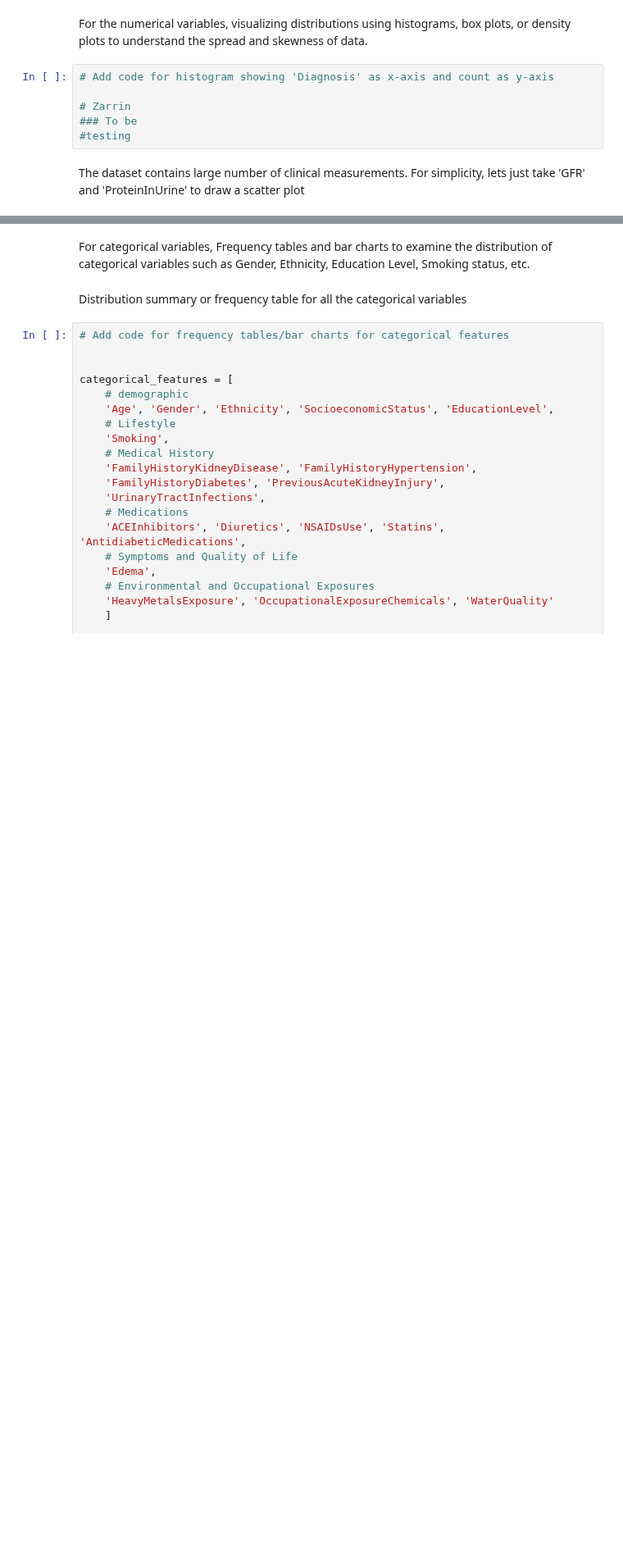
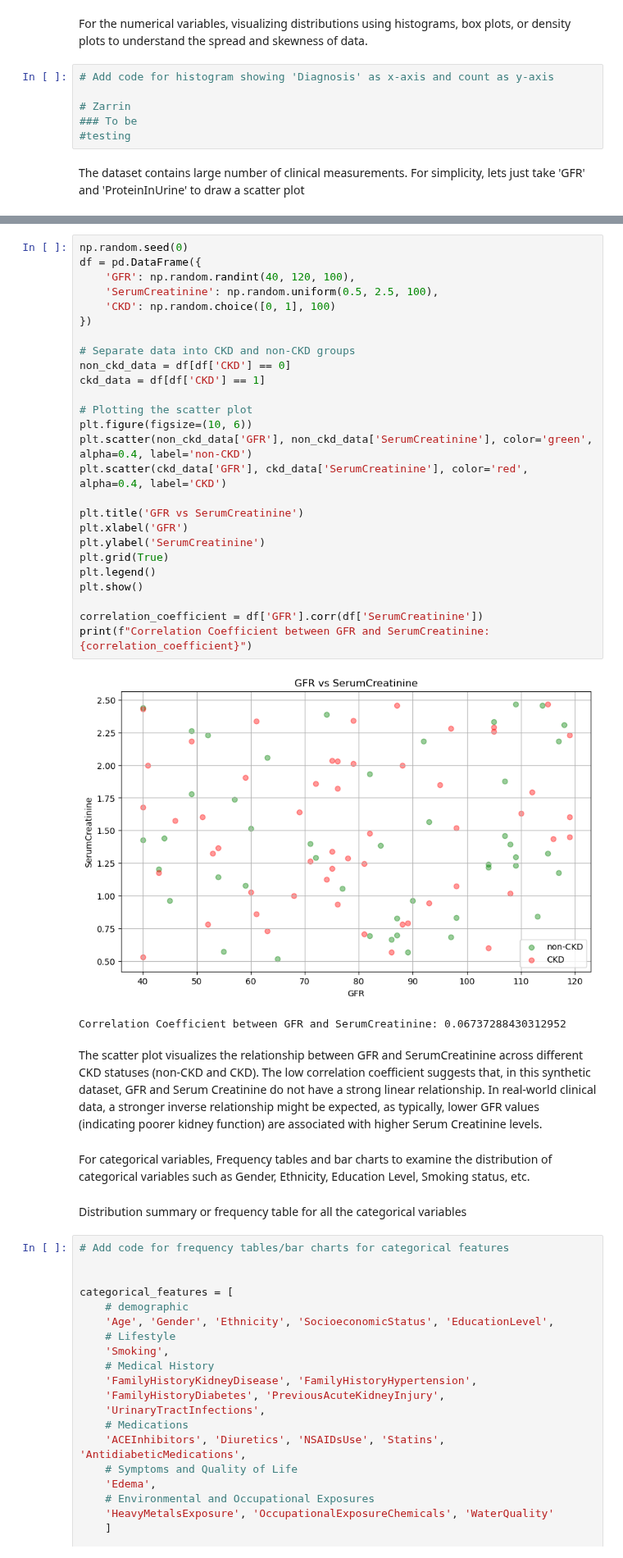
Before and after one commit to anjali-deshpande-hub/chronic_kidney_disease, a Jupyter notebook: src/CKD.ipynb, the cells around one changed output, grey strips where cells are left out. Shown at 82% size. Cells and saved outputs as stored; diff of their text form; blank space fills up the shorter version.

```diff
--- a/src/CKD.ipynb
+++ b/src/CKD.ipynb
@@ -133,3 +125,35 @@ plt.show()
+# %%
+np.random.seed(0)
+df = pd.DataFrame({
+    'GFR': np.random.randint(40, 120, 100),
+    'SerumCreatinine': np.random.uniform(0.5, 2.5, 100),
+    'CKD': np.random.choice([0, 1], 100)
+})
+
+# Separate data into CKD and non-CKD groups
+non_ckd_data = df[df['CKD'] == 0]
+ckd_data = df[df['CKD'] == 1]
+
+# Plotting the scatter plot
+plt.figure(figsize=(10, 6))
+plt.scatter(non_ckd_data['GFR'], non_ckd_data['SerumCreatinine'], color='green', alpha=0.4, label='non-CKD')
+plt.scatter(ckd_data['GFR'], ckd_data['SerumCreatinine'], color='red', alpha=0.4, label='CKD')
+
+plt.title('GFR vs SerumCreatinine')
+plt.xlabel('GFR')
+plt.ylabel('SerumCreatinine')
+plt.grid(True)
+plt.legend()
+plt.show()
+
+correlation_coefficient = df['GFR'].corr(df['SerumCreatinine'])
+print(f"Correlation Coefficient between GFR and SerumCreatinine: {correlation_coefficient}")
+# %% [output]
+[figure, added]
+Correlation Coefficient between GFR and SerumCreatinine: 0.06737288430312952
+# %% [markdown]
+The scatter plot visualizes the relationship between GFR and SerumCreatinine across different CKD statuses (non-CKD and CKD). The low correlation coefficient suggests that, in this synthetic dataset, GFR and Serum Creatinine do not have a strong linear relationship.
+In real-world clinical data, a stronger inverse relationship might be expected, as typically, lower GFR values (indicating poorer kidney function) are associated with higher Serum Creatinine levels.
 # %% [markdown]
 
 For categorical variables, Frequency tables and bar charts to examine the distribution of categorical variables such as Gender, Ethnicity, Education Level, Smoking status, etc.
```
Also changed, not shown: parts of 10 cells of this notebook.
